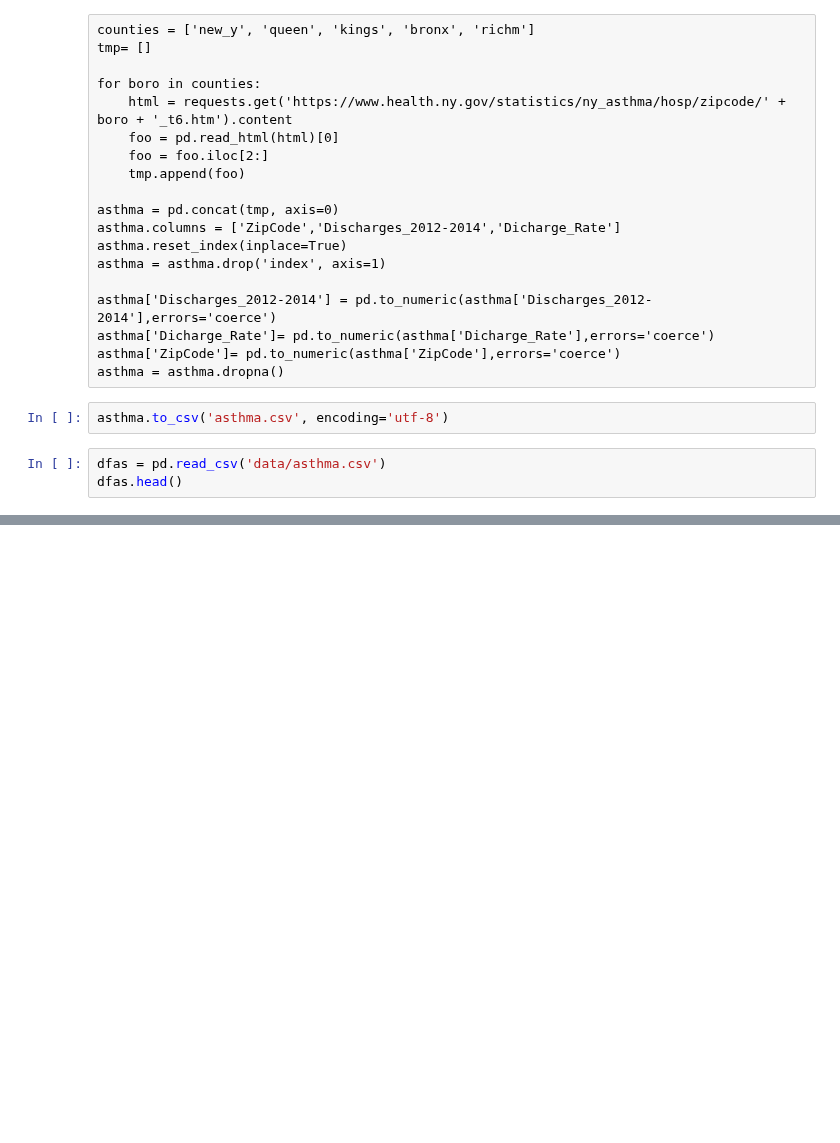
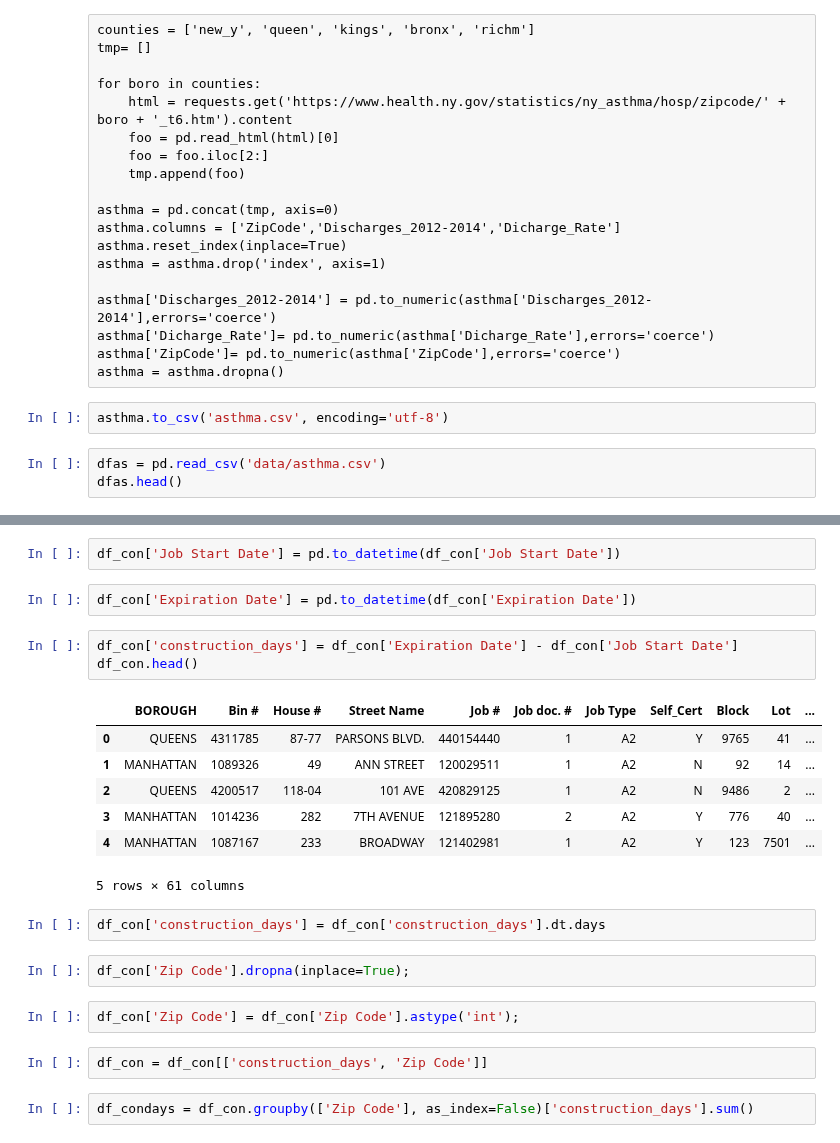
Before and after one commit to rxl204/PUI2017_rxl204, a Jupyter notebook: ExtraCredit/PUI_EC_rxl204.ipynb, the cells around one changed output, grey strips where cells are left out. Saved outputs shown, nothing was run; the diff lists cells and outputs as text; blank space fills up the shorter version.

```diff
--- a/ExtraCredit/PUI_EC_rxl204.ipynb
+++ b/ExtraCredit/PUI_EC_rxl204.ipynb
@@ -183,0 +216,25 @@ dfas.head()
+# %%
+df_con['Job Start Date'] = pd.to_datetime(df_con['Job Start Date'])
+# %%
+df_con['Expiration Date'] = pd.to_datetime(df_con['Expiration Date'])
+# %%
+df_con['construction_days'] = df_con['Expiration Date'] - df_con['Job Start Date']
+df_con.head()
+# %% [output]
+|  | BOROUGH | Bin # | House # | Street Name | Job # | Job doc. # | Job Type | Self_Cert | Block | Lot | ... |
+| 0 | QUEENS | 4311785 | 87-77 | PARSONS BLVD. | 440154440 | 1 | A2 | Y | 9765 | 41 | ... |
+| 1 | MANHATTAN | 1089326 | 49 | ANN STREET | 120029511 | 1 | A2 | N | 92 | 14 | ... |
+| 2 | QUEENS | 4200517 | 118-04 | 101 AVE | 420829125 | 1 | A2 | N | 9486 | 2 | ... |
+| 3 | MANHATTAN | 1014236 | 282 | 7TH AVENUE | 121895280 | 2 | A2 | Y | 776 | 40 | ... |
+| 4 | MANHATTAN | 1087167 | 233 | BROADWAY | 121402981 | 1 | A2 | Y | 123 | 7501 | ... |
+5 rows × 61 columns
+# %%
+df_con['construction_days'] = df_con['construction_days'].dt.days
+# %%
+df_con['Zip Code'].dropna(inplace=True);
+# %%
+df_con['Zip Code'] = df_con['Zip Code'].astype('int');
+# %%
+df_con = df_con[['construction_days', 'Zip Code']]
+# %%
+df_condays = df_con.groupby(['Zip Code'], as_index=False)['construction_days'].sum()
```
Also changed, not shown: parts of 18 cells of this notebook, 12 other files.
